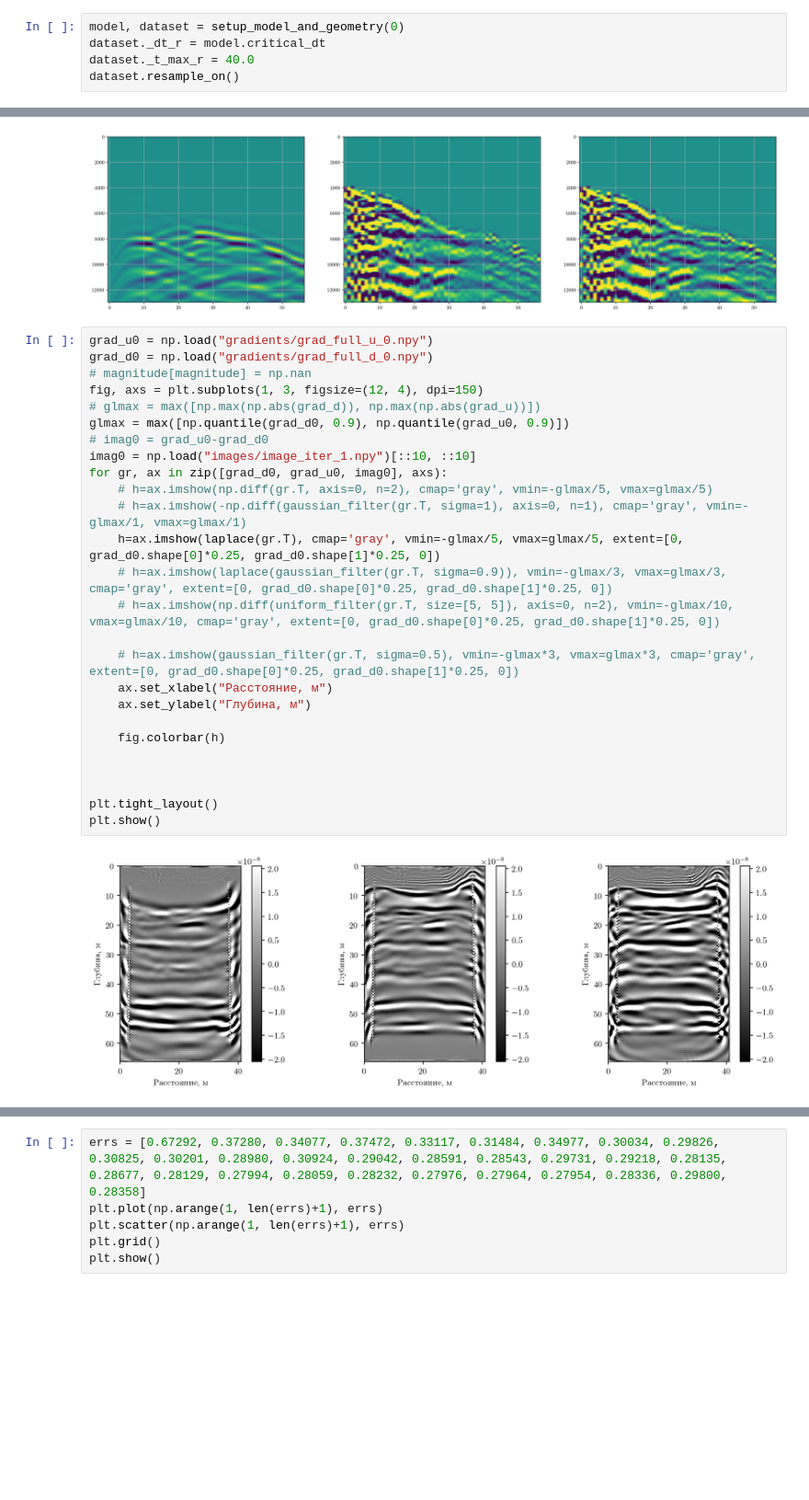
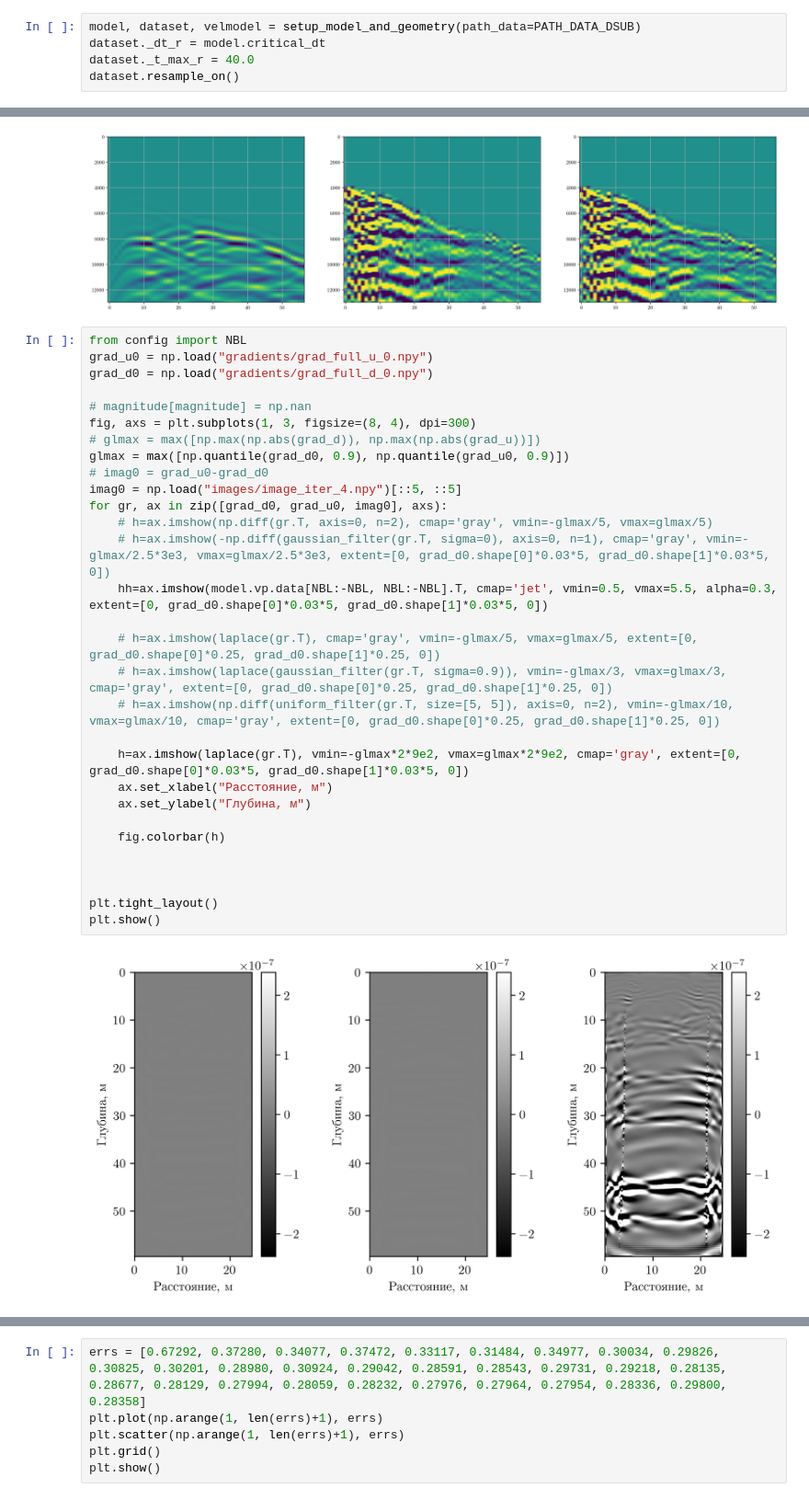
Before and after one commit to AndreyVyaznikovtsev/devito, a Jupyter notebook: examples/seismic/custom_scripts/mex_4_5/lsrtm/check_arrays.ipynb, the cells around one changed output, grey strips where cells are left out. Shown at 92% size. Drawn from its saved outputs; the diff is of its cells as text; blank space fills up the shorter version.

```diff
--- a/examples/seismic/custom_scripts/mex_4_5/lsrtm/check_arrays.ipynb
+++ b/examples/seismic/custom_scripts/mex_4_5/lsrtm/check_arrays.ipynb
@@ -20,5 +21,5 @@ from wavefield_computation import setup_model_and_geometry
 # %%
-model, dataset = setup_model_and_geometry(0)
+model, dataset, velmodel = setup_model_and_geometry(path_data=PATH_DATA_DSUB)
 dataset._dt_r = model.critical_dt
 dataset._t_max_r = 40.0
 dataset.resample_on()
@@ -43,30 +60,34 @@ plt.show()
 305.32260320061135
 [figure]
 # %%
+from config import NBL
 grad_u0 = np.load("gradients/grad_full_u_0.npy")
 grad_d0 = np.load("gradients/grad_full_d_0.npy")
+
 # magnitude[magnitude] = np.nan
-fig, axs = plt.subplots(1, 3, figsize=(12, 4), dpi=150)
+fig, axs = plt.subplots(1, 3, figsize=(8, 4), dpi=300)
 # glmax = max([np.max(np.abs(grad_d)), np.max(np.abs(grad_u))])
 glmax = max([np.quantile(grad_d0, 0.9), np.quantile(grad_u0, 0.9)])
 # imag0 = grad_u0-grad_d0
-imag0 = np.load("images/image_iter_1.npy")[::10, ::10]
+imag0 = np.load("images/image_iter_4.npy")[::5, ::5]
 for gr, ax in zip([grad_d0, grad_u0, imag0], axs):
     # h=ax.imshow(np.diff(gr.T, axis=0, n=2), cmap='gray', vmin=-glmax/5, vmax=glmax/5)
-    # h=ax.imshow(-np.diff(gaussian_filter(gr.T, sigma=1), axis=0, n=1), cmap='gray', vmin=-glmax/1, vmax=glmax/1)
-    h=ax.imshow(laplace(gr.T), cmap='gray', vmin=-glmax/5, vmax=glmax/5, extent=[0, grad_d0.shape[0]*0.25, grad_d0.shape[1]*0.25, 0])
+    # h=ax.imshow(-np.diff(gaussian_filter(gr.T, sigma=0), axis=0, n=1), cmap='gray', vmin=-glmax/2.5*3e3, vmax=glmax/2.5*3e3, extent=[0, grad_d0.shape[0]*0.03*5, grad_d0.shape[1]*0.03*5, 0])
+    hh=ax.imshow(model.vp.data[NBL:-NBL, NBL:-NBL].T, cmap='jet', vmin=0.5, vmax=5.5, alpha=0.3, extent=[0, grad_d0.shape[0]*0.03*5, grad_d0.shape[1]*0.03*5, 0])
+
+    # h=ax.imshow(laplace(gr.T), cmap='gray', vmin=-glmax/5, vmax=glmax/5, extent=[0, grad_d0.shape[0]*0.25, grad_d0.shape[1]*0.25, 0])
     # h=ax.imshow(laplace(gaussian_filter(gr.T, sigma=0.9)), vmin=-glmax/3, vmax=glmax/3, cmap='gray', extent=[0, grad_d0.shape[0]*0.25, grad_d0.shape[1]*0.25, 0])
     # h=ax.imshow(np.diff(uniform_filter(gr.T, size=[5, 5]), axis=0, n=2), vmin=-glmax/10, vmax=glmax/10, cmap='gray', extent=[0, grad_d0.shape[0]*0.25, grad_d0.shape[1]*0.25, 0])
 
-    # h=ax.imshow(gaussian_filter(gr.T, sigma=0.5), vmin=-glmax*3, vmax=glmax*3, cmap='gray', extent=[0, grad_d0.shape[0]*0.25, grad_d0.shape[1]*0.25, 0])
+    h=ax.imshow(laplace(gr.T), vmin=-glmax*2*9e2, vmax=glmax*2*9e2, cmap='gray', extent=[0, grad_d0.shape[0]*0.03*5, grad_d0.shape[1]*0.03*5, 0])
     ax.set_xlabel("Расстояние, м")
     ax.set_ylabel("Глубина, м")
 
     fig.colorbar(h)
 
 
 
 plt.tight_layout()
 plt.show()
 # %% [output]
-[figure, old version]
+[figure, new version]
```
Also changed, not shown: parts of 8 cells of this notebook.
